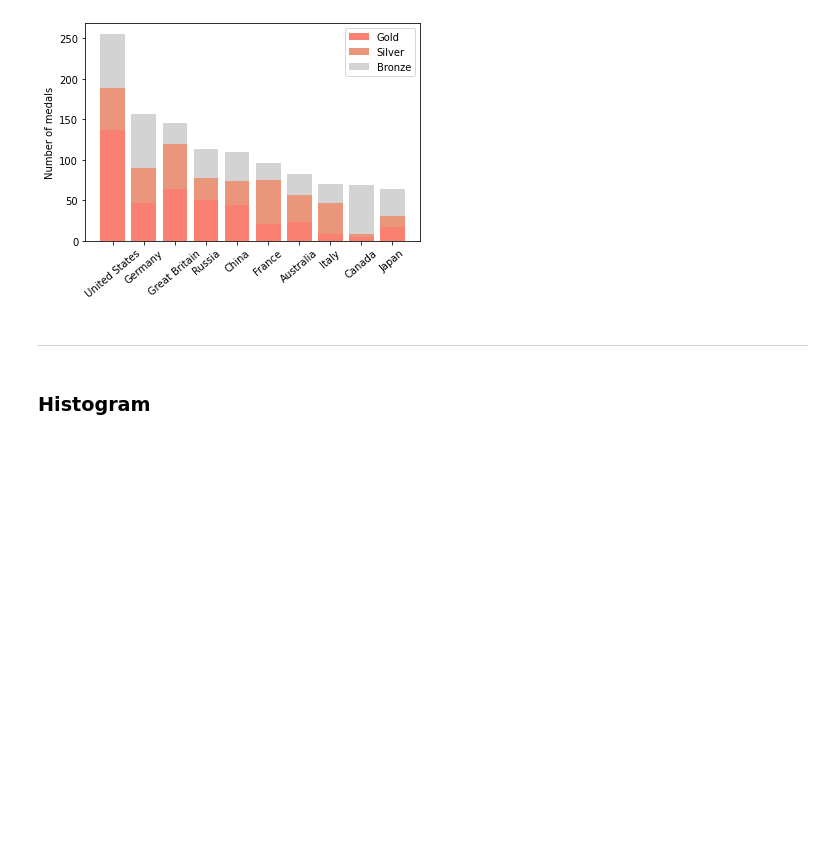
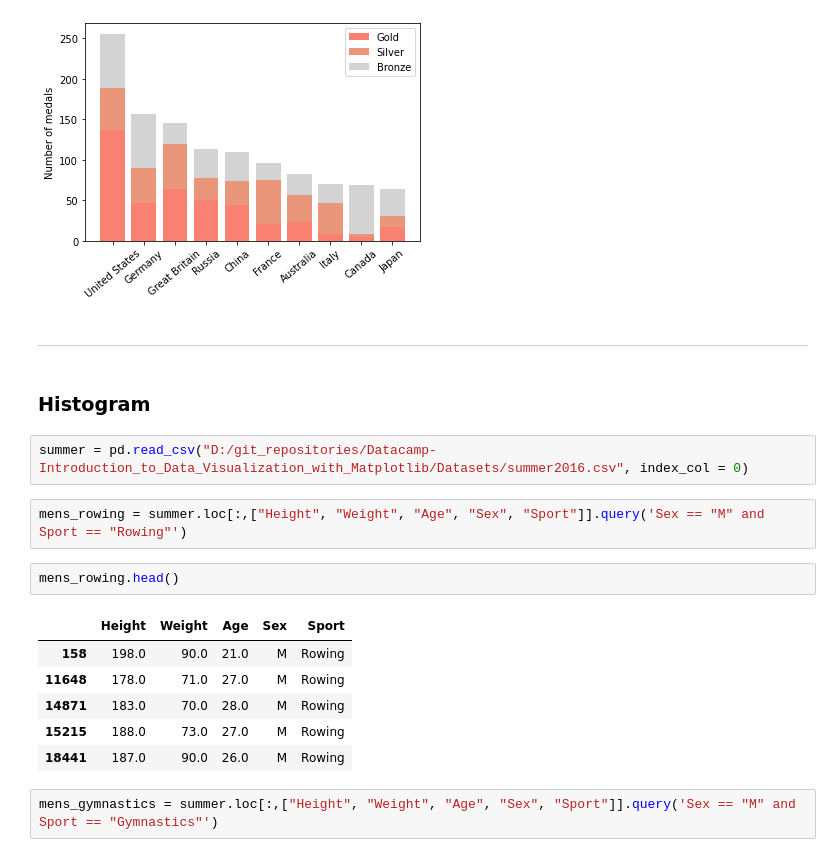
Before and after one commit to ishtiakrongon/Datacamp-Introduction_to_Data_Visualization_with_Matplotlib, a Jupyter notebook: Introduction to matplotlib.ipynb, the cells around one changed output. Drawn from its saved outputs; the diff is of its cells as text; blank space fills up the shorter version.

```diff
--- a/Introduction to matplotlib.ipynb
+++ b/Introduction to matplotlib.ipynb
@@ -308,3 +308,18 @@ plt.show()
 ---
 # %% [markdown]
 ### Histogram
+# %%
+summer = pd.read_csv("D:/git_repositories/Datacamp-Introduction_to_Data_Visualization_with_Matplotlib/Datasets/summer2016.csv", index_col = 0)
+# %%
+mens_rowing = summer.loc[:,["Height", "Weight", "Age", "Sex", "Sport"]].query('Sex == "M" and Sport == "Rowing"')
+# %%
+mens_rowing.head()
+# %% [output]
+|  | Height | Weight | Age | Sex | Sport |
+| 158 | 198.0 | 90.0 | 21.0 | M | Rowing |
+| 11648 | 178.0 | 71.0 | 27.0 | M | Rowing |
+| 14871 | 183.0 | 70.0 | 28.0 | M | Rowing |
+| 15215 | 188.0 | 73.0 | 27.0 | M | Rowing |
+| 18441 | 187.0 | 90.0 | 26.0 | M | Rowing |
+# %%
+mens_gymnastics = summer.loc[:,["Height", "Weight", "Age", "Sex", "Sport"]].query('Sex == "M" and Sport == "Gymnastics"')
```
Also changed, not shown: parts of 3 cells of this notebook.
